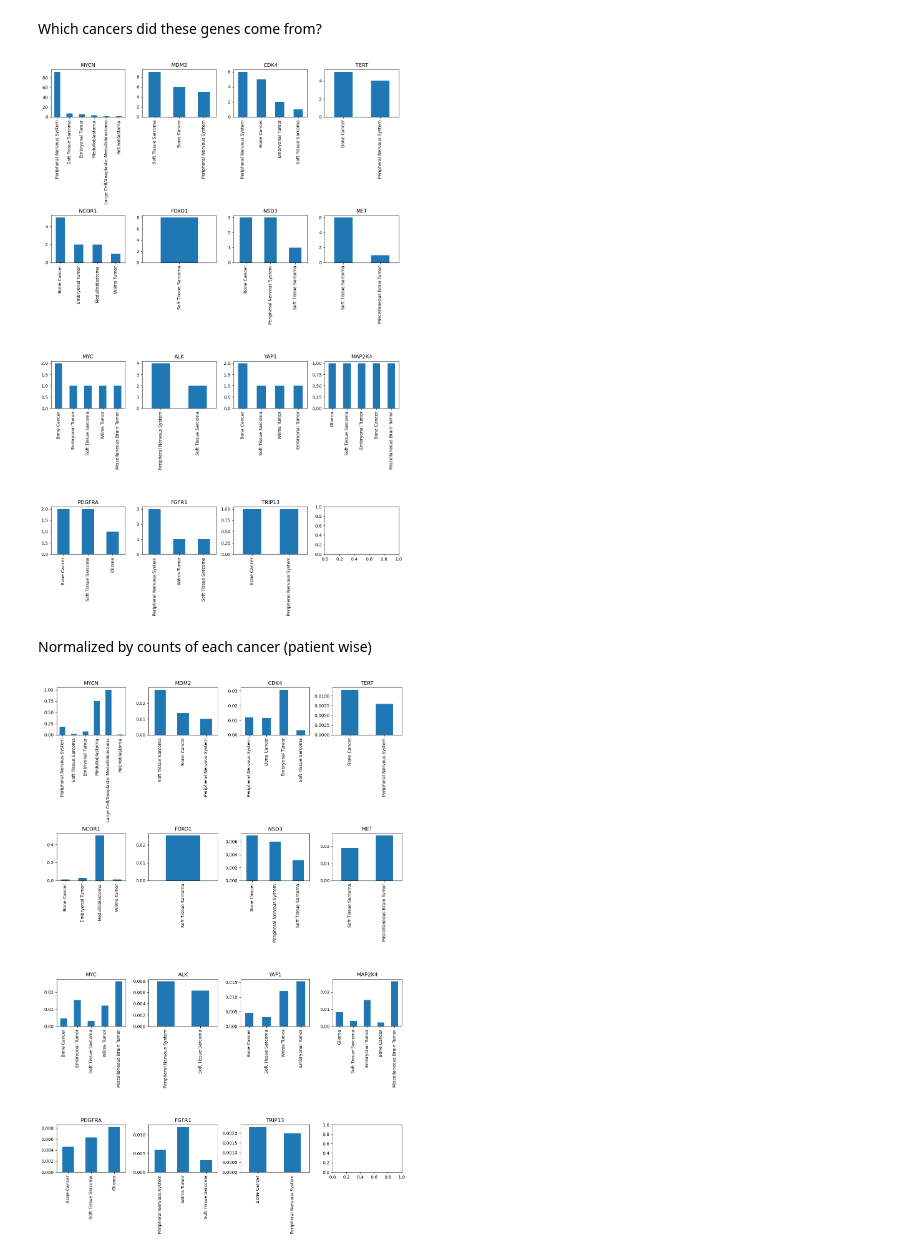
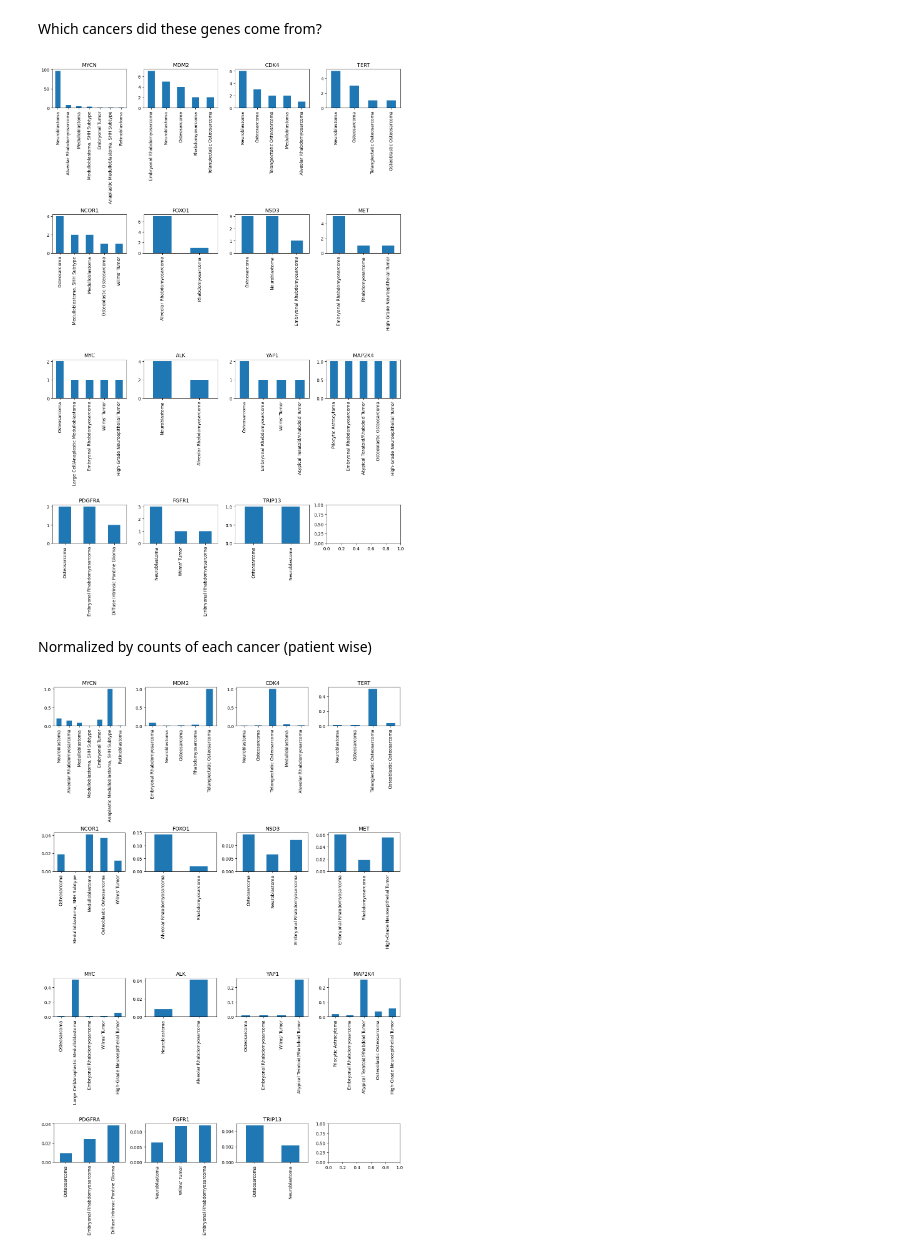
Before and after one commit to mskcc/Penguin, a Jupyter notebook: scripts/notebooks/echo_visualize.ipynb, the cells around one changed output. Drawn from its saved outputs; the diff is of its cells as text; code cells hidden in the pictures.

```diff
--- a/scripts/notebooks/echo_visualize.ipynb
+++ b/scripts/notebooks/echo_visualize.ipynb
@@ -118,8 +200,9 @@ ecDNA_patient['combined_status'] = ecDNA_patient['ecDNAStatusStr'] + " & " + ecD
 # %%
-ecDNA_patient_binary = ecDNA_patient[['vitalStatus', 'ecDNAStatus', analysis_type, 'oncogeneAmp']].astype(str)
+ecDNA_patient_binary = ecDNA_patient[['vitalStatus', 'ecDNAStatus', analysis_type, 'oncogeneAmp', 'facetsAmp']].astype(str)
 ecDNA_patient_binary_filtered = ecDNA_patient_binary.dropna(subset=[analysis_type])
 ecDNA_patient_binary_filtered = ecDNA_patient_binary[ecDNA_patient_binary[analysis_type] != 'nan']
 
 crosstab = pd.crosstab(ecDNA_patient_binary_filtered['oncogeneAmp'], ecDNA_patient_binary_filtered['ecDNAStatus'])
+print("Using ECHO Amplification")
 crosstab
 # %% [output]
@@ -406,0 +544,32 @@ See the caveats in the documentation: https://pandas.pydata.org/pandas-docs/stab
+# %%
+import warnings
+
+print("Using FACETS Amplifications")
+# Ignore all warnings
+warnings.filterwarnings('ignore')
+
+cancer_types = crosstab_cancerType.index.tolist()
+
+ecDNA_patient_nona = ecDNA_patient.dropna(subset = ['ecDNAStatus', 'vitalStatus', 'osMonths', analysis_type])
+
+# Allow for multiple plots
+fig, axs = plt.subplots((len(cancer_types)+3)//4, 4, figsize = (12, 0.8 * len(cancer_types)))
+axs = axs.flatten()
+for i in range(len(cancer_types)) :
+    # Get specific data set for the cancer type
+    ecDNA_patient_specific = ecDNA_patient_nona[ecDNA_patient_nona[analysis_type] == cancer_types[i]]
+    ecDNA_patient_specific['vitalStatus_tf'] = (ecDNA_patient_specific['vitalStatus'] == 'DECEASED').astype(int)
+
+    for status in sorted(ecDNA_patient_specific['facets_combined_status'].unique()):
+
+        kmf = KaplanMeierFitter()
+        subset = ecDNA_patient_specific[ecDNA_patient_specific['facets_combined_status'] == status]
+        kmf.fit(subset['osMonths'], event_observed=(subset['vitalStatus'] == 'DECEASED'))
+
+        kmf.plot(show_censors=True, ci_show=False, label=f'{status}', ax = axs[i])
+        axs[i].legend(loc='upper right', fontsize='small')
+
+        axs[i].set_title(cancer_types[i])
+        axs[i].set_xlabel("")
+plt.tight_layout()
+plt.show()
@@ -722,35 +924,35 @@ for i, gene in enumerate(gene_ecDNA_top15) :
         subset = echo[echo['gene'] == gene]
         subset = subset[subset['ecDNA_status'] == 'ecDNA']
 
-        counts = subset['cancerType'].value_counts()
+        counts = subset[analysis_type].value_counts()
         counts.plot(kind = 'bar', ax = axs[i])
         axs[i].set_title(gene)
         axs[i].set_xlabel('')
 fig.tight_layout()
 # %% [output]
-[figure, old version]
+[figure, new version]
 # %% [markdown]
 Normalized by counts of each cancer (patient wise)
 # %%
 cancerCounts = {}
 for i, row in ecDNA_patient.iterrows() :
-        if row['cancerType'] in cancerCounts :
-                cancerCounts[row['cancerType']] += 1
+        if row[analysis_type] in cancerCounts :
+                cancerCounts[row[analysis_type]] += 1
         else :
-                cancerCounts[row['cancerType']] = 1
+                cancerCounts[row[analysis_type]] = 1
 
 fig, axs = plt.subplots((len(gene_ecDNA_top15)+3)//4, 4, figsize = (12, 1.2 * len(gene_ecDNA_top15)))
 axs = axs.flatten()
 
 for i, gene in enumerate(gene_ecDNA_top15) :
         subset = echo[echo['gene'] == gene]
         subset = subset[subset['ecDNA_status'] == 'ecDNA']
 
-        counts = subset['cancerType'].value_counts()
+        counts = subset[analysis_type].value_counts()
         counts = counts / counts.index.map(cancerCounts)
         counts.plot(kind = 'bar', ax = axs[i])
         axs[i].set_title(gene)
         axs[i].set_xlabel('')
 fig.tight_layout()
 # %% [output]
-[figure, old version]
+[figure, new version]
```
Also changed, not shown: parts of 50 cells of this notebook, 4 other files.
